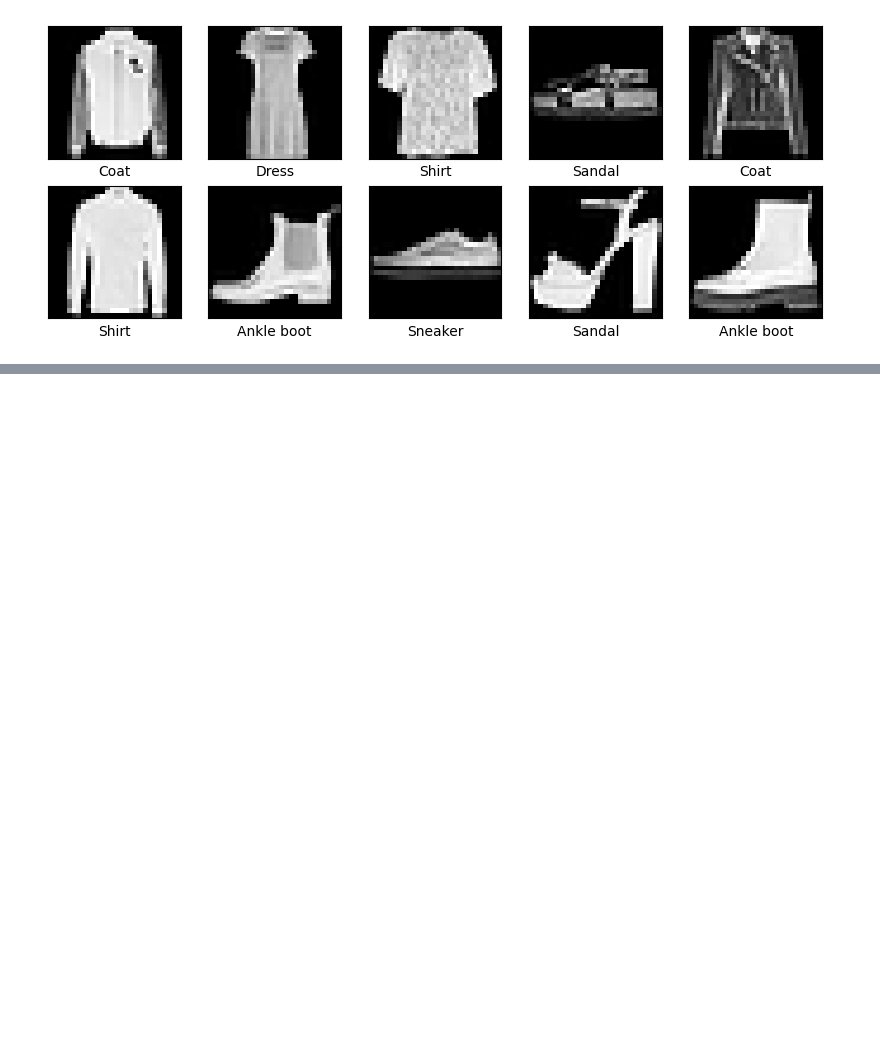
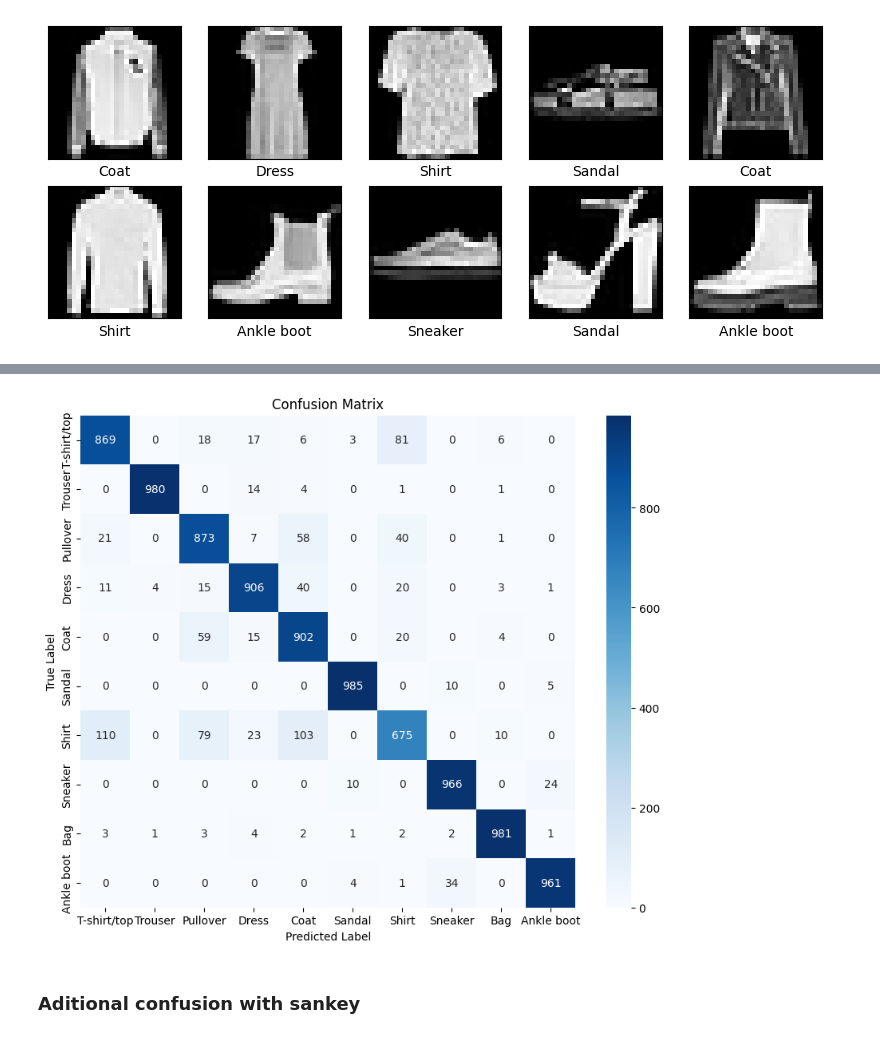
Before and after one commit to danielrawlins21/Artificial_Vision, a Jupyter notebook: Projects/Objectives/Classification object/Project_torch.ipynb, the cells around one changed output, grey strips where cells are left out. Drawn from its saved outputs; the diff is of its cells as text; code cells hidden in the pictures; blank space fills up the shorter version.

Commit message:
Testing the model with the test set

```diff
--- a/Projects/Objectives/Classification object/Project_torch.ipynb
+++ b/Projects/Objectives/Classification object/Project_torch.ipynb
@@ -100,7 +100,7 @@ class CNN(nn.Module):
         self.fc1 = nn.Linear(32*6*6,256)
         self.fc2 = nn.Linear(256, 10)
 
-    def foward(self, x):
+    def forward(self, x):
         x = self.conv1(x)
         x = self.relu(x)
         x = self.maxpool(x)
@@ -150,0 +174,29 @@ for epoch in range(num_epochs):
+# %%
+# Set the model to evaluation mode
+model.eval()
+
+# lists to store all predictions and true labels
+all_preds = []
+all_labels = []
+
+# We don't want to compute the gradients during evaluation
+with torch.no_grad():
+    # Iterate all over the batches in test loader
+    for images, labels in test_load:
+        # Asign the computational device to run CPU or Cuda
+        images, labels = images.to(device), labels.to(device)
+
+        # Pass the images through the model to get predictions
+        outputs = model(images)
+
+        # Get the class with the maximum probabilities as the predicted class
+        _, predicted = torch.max(outputs, 1)
+
+        # Extend the all_preds list with predictions
+        all_preds.extend(predicted.cpu().numpy())
+
+        # Extend the all_labels list with the true labels
+        all_labels.extend(labels.cpu().numpy())
+
+# Print a classification report which provides an overview of the model
+print(classification_report(all_labels, all_preds, target_names=class_names))
@@ -150,0 +220,15 @@ for epoch in range(num_epochs):
+# %%
+# Compute the confusion matrix
+cm = confusion_matrix(all_labels, all_preds)
+# %%
+# Visualize the confusion matrix using seaborn
+plt.figure(figsize=(10,8))
+sns.heatmap(cm, annot=True, fmt="d", cmap=plt.cm.Blues, xticklabels=class_names, yticklabels=class_names)
+plt.xlabel('Predicted Label')
+plt.ylabel('True Label')
+plt.title('Confusion Matrix')
+plt.show()
+# %% [output]
+[figure, added]
+# %% [markdown]
+### Aditional confusion with sankey
```
Also changed, not shown: parts of 7 cells of this notebook.
